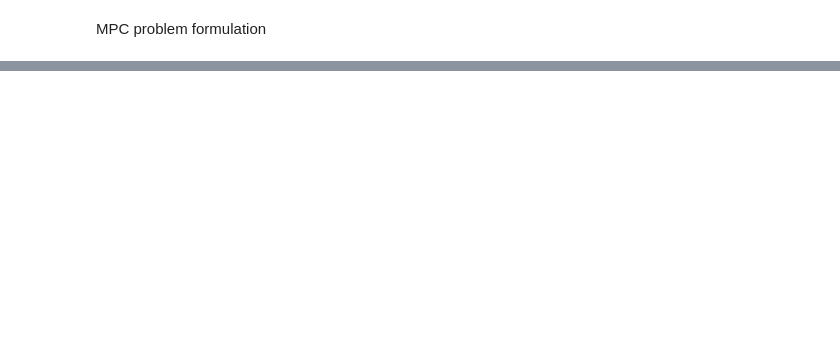
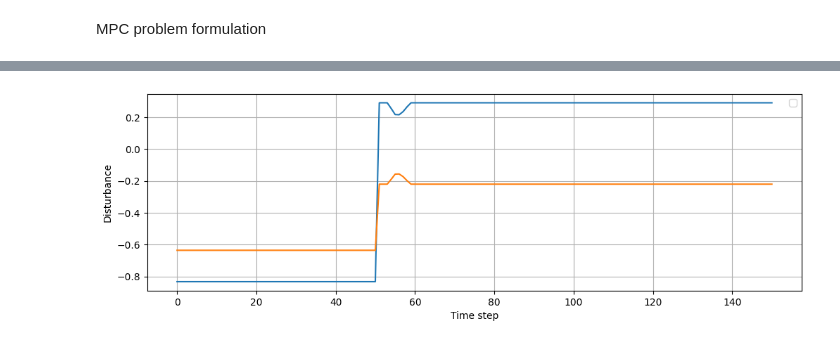
Before and after one commit to PatrikValabek/offset-free-koopman-mpc, a Jupyter notebook: offset_free_C.ipynb, the cells around one changed output, grey strips where cells are left out. Cells and saved outputs as stored; diff of their text form; code cells hidden in the pictures; blank space fills up the shorter version.

```diff
--- a/offset_free_C.ipynb
+++ b/offset_free_C.ipynb
@@ -492,0 +576,10 @@ plt.plot(ys_sim.T)
+# %%
+plt.figure(figsize=(12, 8))
+plt.subplot(2, 1, 1)
+plt.plot(ys_sim.T)
+plt.xlabel('Time step')
+plt.ylabel('Disturbance')
+plt.legend()
+plt.grid(True)
+# %% [output]
+[figure, added]
```
Also changed, not shown: parts of 20 cells of this notebook, 13 other files.
